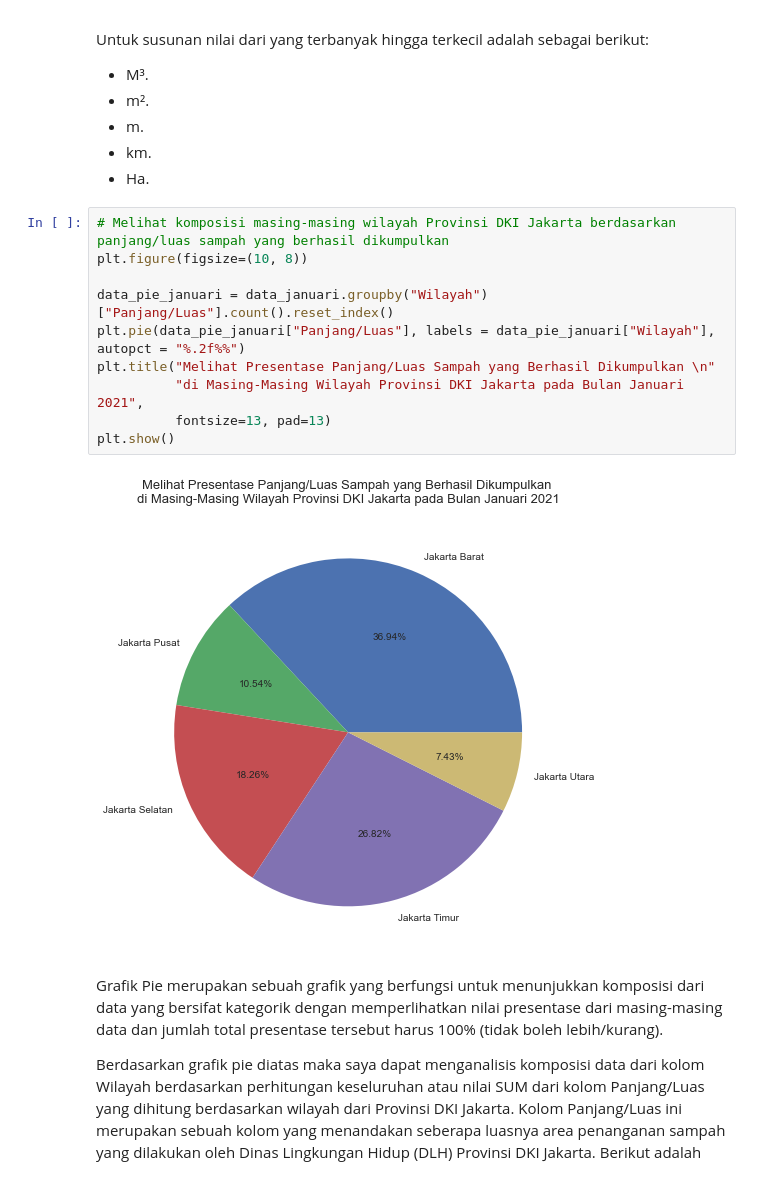
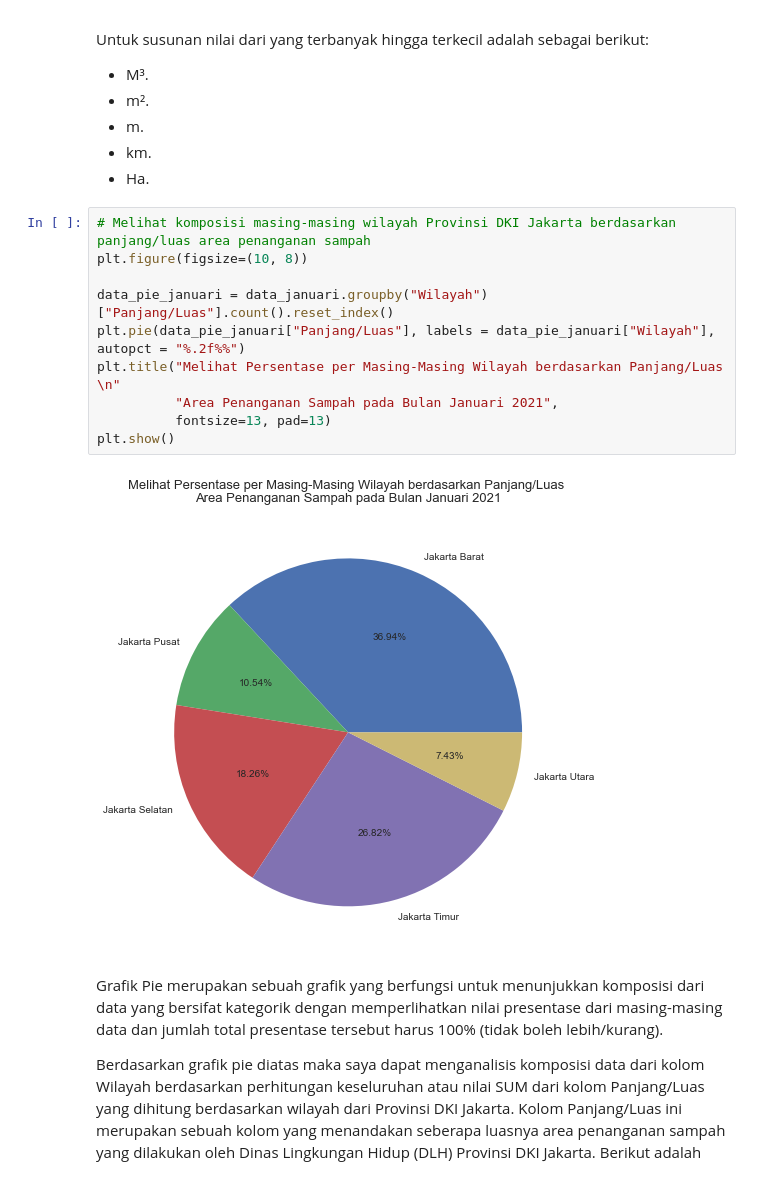
Before and after one commit to pramudianzaheka92/ProjectTugasAkhir, a Jupyter notebook: 1 - 2021/Prediksi Tingkat Pengangkutan Volume Sampah di Bulan Januari 2021 - Dengan Nilai Outliers.ipynb, the cells around one changed output. Saved outputs shown, nothing was run; the diff lists cells and outputs as text.

Commit message:
Update Title pada Grafik Pie dari Bulan Januari - Juni 2021

```diff
--- a/1 - 2021/Prediksi Tingkat Pengangkutan Volume Sampah di Bulan Januari 2021 - Dengan Nilai Outliers.ipynb
+++ b/1 - 2021/Prediksi Tingkat Pengangkutan Volume Sampah di Bulan Januari 2021 - Dengan Nilai Outliers.ipynb
@@ -463,17 +463,17 @@ Untuk susunan nilai dari yang terbanyak hingga terkecil adalah sebagai berikut:
 - km.
 - Ha.
 # %%
-# Melihat komposisi masing-masing wilayah Provinsi DKI Jakarta berdasarkan panjang/luas sampah yang berhasil dikumpulkan
+# Melihat komposisi masing-masing wilayah Provinsi DKI Jakarta berdasarkan panjang/luas area penanganan sampah
 plt.figure(figsize=(10, 8))
 
 data_pie_januari = data_januari.groupby("Wilayah")["Panjang/Luas"].count().reset_index()
 plt.pie(data_pie_januari["Panjang/Luas"], labels = data_pie_januari["Wilayah"], autopct = "%.2f%%")
-plt.title("Melihat Presentase Panjang/Luas Sampah yang Berhasil Dikumpulkan \n"
-          "di Masing-Masing Wilayah Provinsi DKI Jakarta pada Bulan Januari 2021",
+plt.title("Melihat Persentase per Masing-Masing Wilayah berdasarkan Panjang/Luas \n"
+          "Area Penanganan Sampah pada Bulan Januari 2021",
           fontsize=13, pad=13)
 plt.show()
 # %% [output]
-[figure, old version]
+[figure, new version]
 # %% [markdown]
 Grafik Pie merupakan sebuah grafik yang berfungsi untuk menunjukkan komposisi dari data yang bersifat kategorik dengan memperlihatkan nilai presentase dari masing-masing data dan jumlah total presentase tersebut harus 100% (tidak boleh lebih/kurang).
 
```
Also changed, not shown: parts of 12 cells of this notebook, 2 other files.
